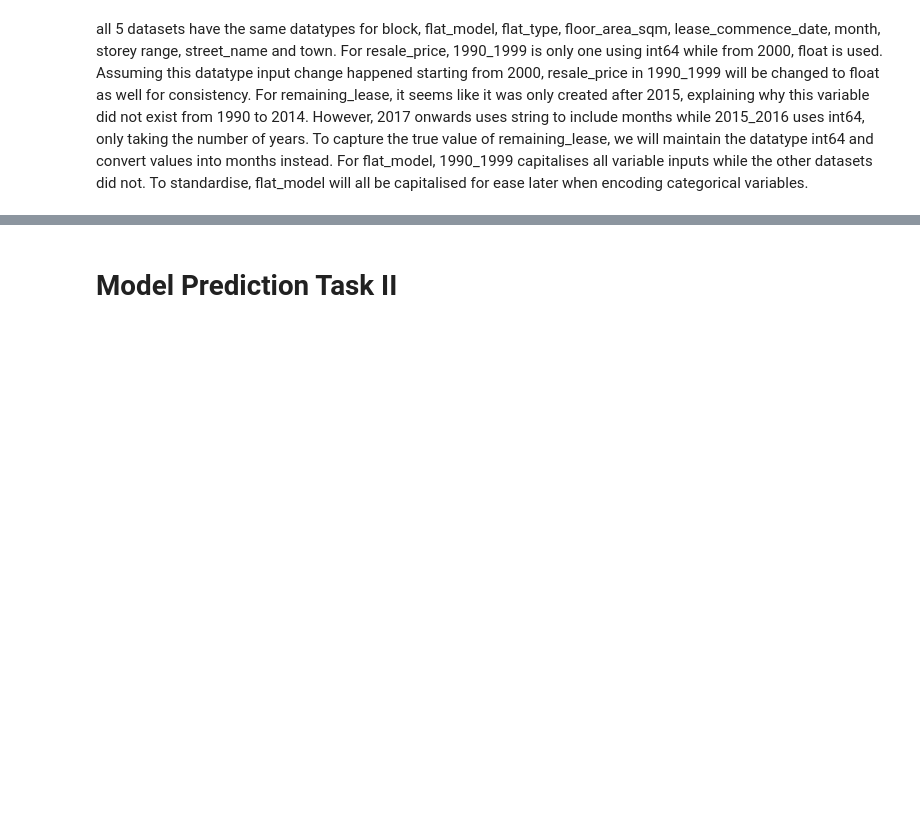
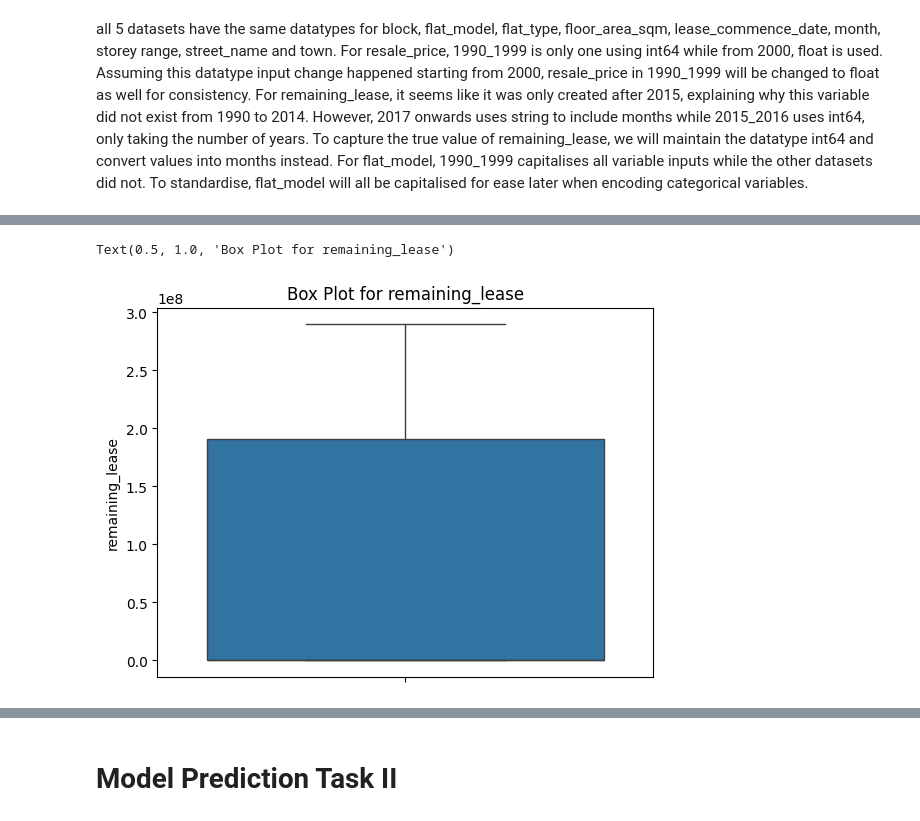
Before and after one commit to risafheng/sg_property_price_predictor, a Jupyter notebook: sg_property_price_predictor.ipynb, the cells around one changed output, grey strips where cells are left out. Drawn from its saved outputs; the diff is of its cells as text; code cells hidden in the pictures; blank space fills up the shorter version.

```diff
--- a/sg_property_price_predictor.ipynb
+++ b/sg_property_price_predictor.ipynb
@@ -173,0 +411,6 @@ approval_df
+# %%
+ax = sns.boxplot(y=df["remaining_lease"].dropna())
+ax.set_title("Box Plot for remaining_lease")
+# %% [output]
+Text(0.5, 1.0, 'Box Plot for remaining_lease')
+[figure, added]
```
Also changed, not shown: parts of 42 cells of this notebook.
